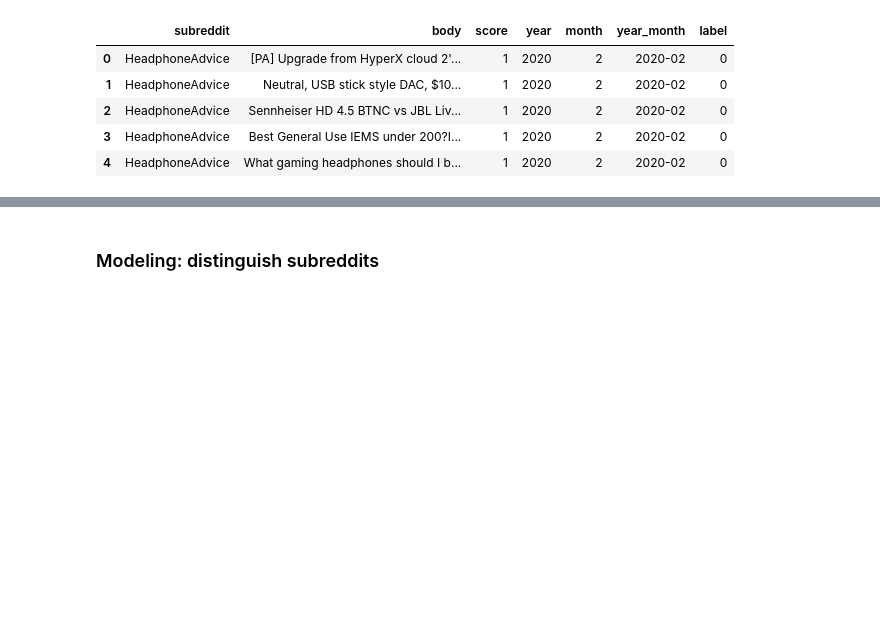
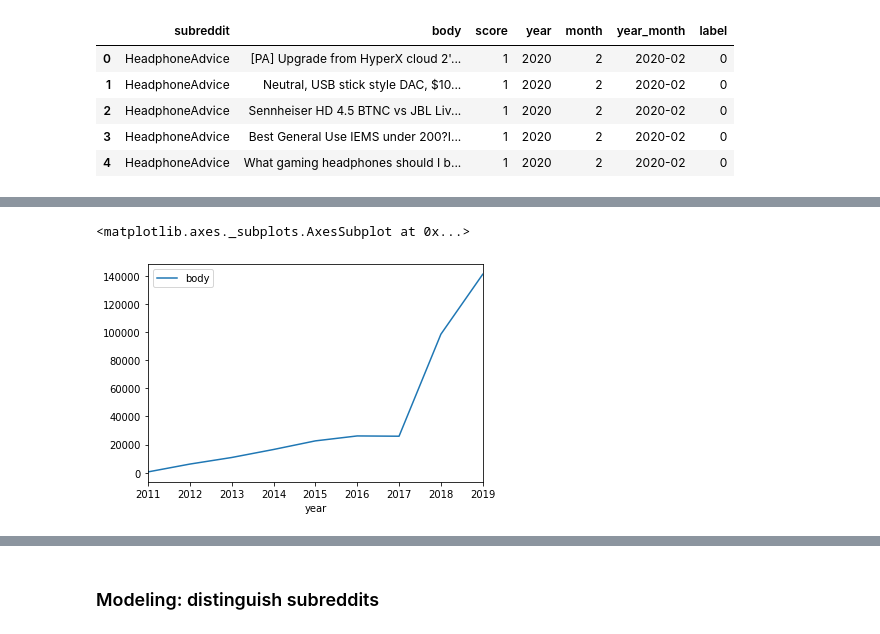
Before and after one commit to SJClarissa/nlp_headphone, a Jupyter notebook: code/EDA.ipynb, the cells around one changed output, grey strips where cells are left out. Drawn from its saved outputs; the diff is of its cells as text; code cells hidden in the pictures; blank space fills up the shorter version.

```diff
--- a/code/EDA.ipynb
+++ b/code/EDA.ipynb
@@ -81,0 +84,4 @@ df.head()
+# %%
+df_count = df.pivot_table(index='year', aggfunc='count')[['body']]
+df_count.drop(index=[2010, 2020], inplace=True)
+df_count
@@ -81,0 +100,5 @@ df.head()
+# %%
+df_count.plot()
+# %% [output]
+<matplotlib.axes._subplots.AxesSubplot at 0x...>
+[figure, added]
```
Also changed, not shown: parts of 30 cells of this notebook, 14 other files.
